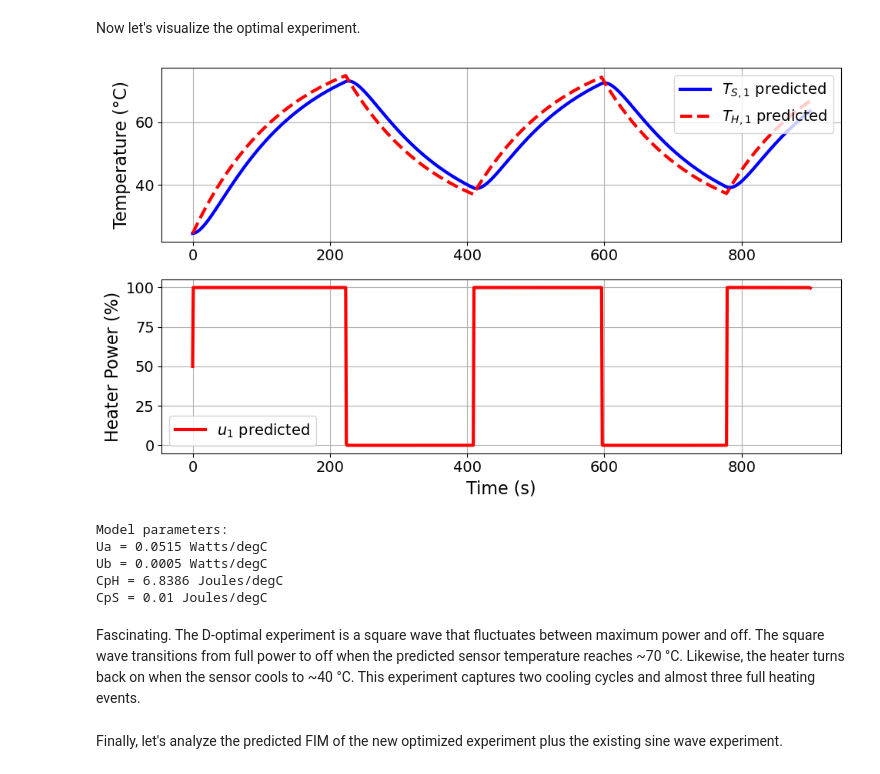
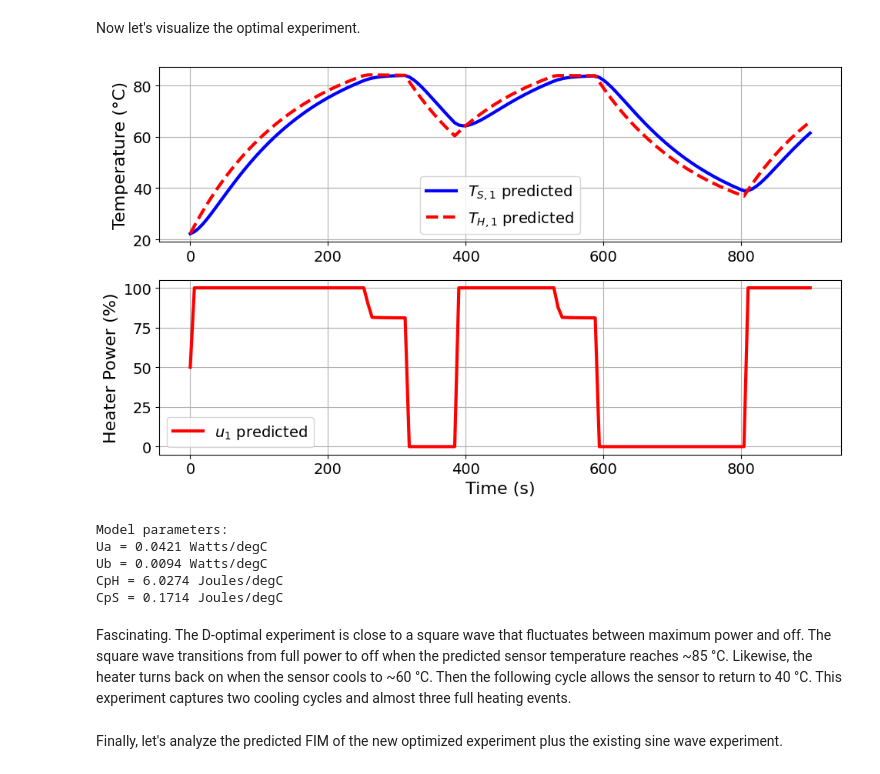
Before and after one commit to dowlinglab/pyomo-doe, a Jupyter notebook: notebooks/doe_optimize.ipynb, the cells around one changed output. Drawn from its saved outputs; the diff is of its cells as text; code cells hidden in the pictures.

```diff
--- a/notebooks/doe_optimize.ipynb
+++ b/notebooks/doe_optimize.ipynb
@@ -87,20 +92,15 @@ tc_data = TCLabExperiment(
 # %% [markdown]
 We will start computing the FIM of the sine test experiment.
 # %%
-# Load Pyomo.DoE functions
-from pyomo.contrib.doe import (
-    ModelOptionLib,
-    DesignOfExperiments,
-    MeasurementVariables,
-    DesignVariables,
-)
+# Load Pyomo.DoE class
+from pyomo.contrib.doe import DesignOfExperiments
 
 from pyomo.environ import SolverFactory
 
 # Copied from previous notebook
 theta_values = {
-    'Ua': 0.05147278733764012,
-    'Ub': 0.0005342082856927798,
-    'inv_CpH': 0.14622879403418604,
-    'inv_CpS': 99.99999754623846,
+    'Ua': 0.0417051733576387,
+    'Ub': 0.009440714239773074,
+    'inv_CpH': 0.1659093525658045,
+    'inv_CpS': 5.8357556063605465,
 }
@@ -172,3 +107,15 @@ INFO: elapsed time: 8.1 seconds
+# %%
+# Create experiment object for design of experiments
+doe_experiment = TC_Lab_experiment(data=tc_data, theta_initial=theta_values, number_of_states=number_tclab_states)
+
+# Create the design of experiments object using our experiment instance from above
+TC_Lab_DoE = DesignOfExperiments(experiment=doe_experiment,
+                                 step=1e-2,
+                                 scale_constant_value=1,
+                                 scale_nominal_param_value=True,
+                                 tee=True,)
+
+FIM = TC_Lab_DoE.compute_FIM(method='sequential')
 # %% [markdown]
 Finally, we will look at the eigendecomposition using the helper function `results_summary` defined in `tclab_pyomo.py`.
 # %%
@@ -251,0 +145,14 @@ INFO: elapsed time: 49.7 seconds
+# %%
+# Create experiment object for design of experiments
+doe_experiment = TC_Lab_experiment(data=tc_data, theta_initial=theta_values, number_of_states=number_tclab_states)
+
+# Create the design of experiments object using our experiment instance from above
+TC_Lab_DoE_D = DesignOfExperiments(experiment=doe_experiment,
+                                 step=1e-2,
+                                 scale_constant_value=1,
+                                 scale_nominal_param_value=True,
+                                 objective_option="determinant",  # Now we specify a type of objective, D-opt = "determinant"
+                                 prior_FIM=FIM,  # We use the prior information from the existing experiment!
+                                 tee=True,)
+
+TC_Lab_DoE_D.run_doe()
@@ -252,15 +177,15 @@ INFO: elapsed time: 49.7 seconds
 # %% [markdown]
 Now let's visualize the optimal experiment.
 # %%
-dopt_pyomo_doe_results = extract_plot_results(None, optimize_result2.model)
+dopt_pyomo_doe_results = extract_plot_results(None, TC_Lab_DoE_D.model.scenario_blocks[0])
 # %% [output]
-[figure, old version]
+[figure, new version]
 Model parameters:
-Ua = 0.0515 Watts/degC
-Ub = 0.0005 Watts/degC
-CpH = 6.8386 Joules/degC
-CpS = 0.01 Joules/degC
+Ua = 0.0421 Watts/degC
+Ub = 0.0094 Watts/degC
+CpH = 6.0274 Joules/degC
+CpS = 0.1714 Joules/degC
 # %% [markdown]
-Fascinating. The D-optimal experiment is a square wave that fluctuates between maximum power and off. The square wave transitions from full power to off when the predicted sensor temperature reaches ~70 °C. Likewise, the heater turns back on when the sensor cools to ~40 °C.  This experiment captures two cooling cycles and almost three full heating events.
+Fascinating. The D-optimal experiment is close to a square wave that fluctuates between maximum power and off. The square wave transitions from full power to off when the predicted sensor temperature reaches ~85 °C. Likewise, the heater turns back on when the sensor cools to ~60 °C. Then the following cycle allows the sensor to return to 40 °C. This experiment captures two cooling cycles and almost three full heating events.
 # %% [markdown]
 Finally, let's analyze the predicted FIM of the new optimized experiment plus the existing sine wave experiment.
```
Also changed, not shown: parts of 32 cells of this notebook, 1 other file.
